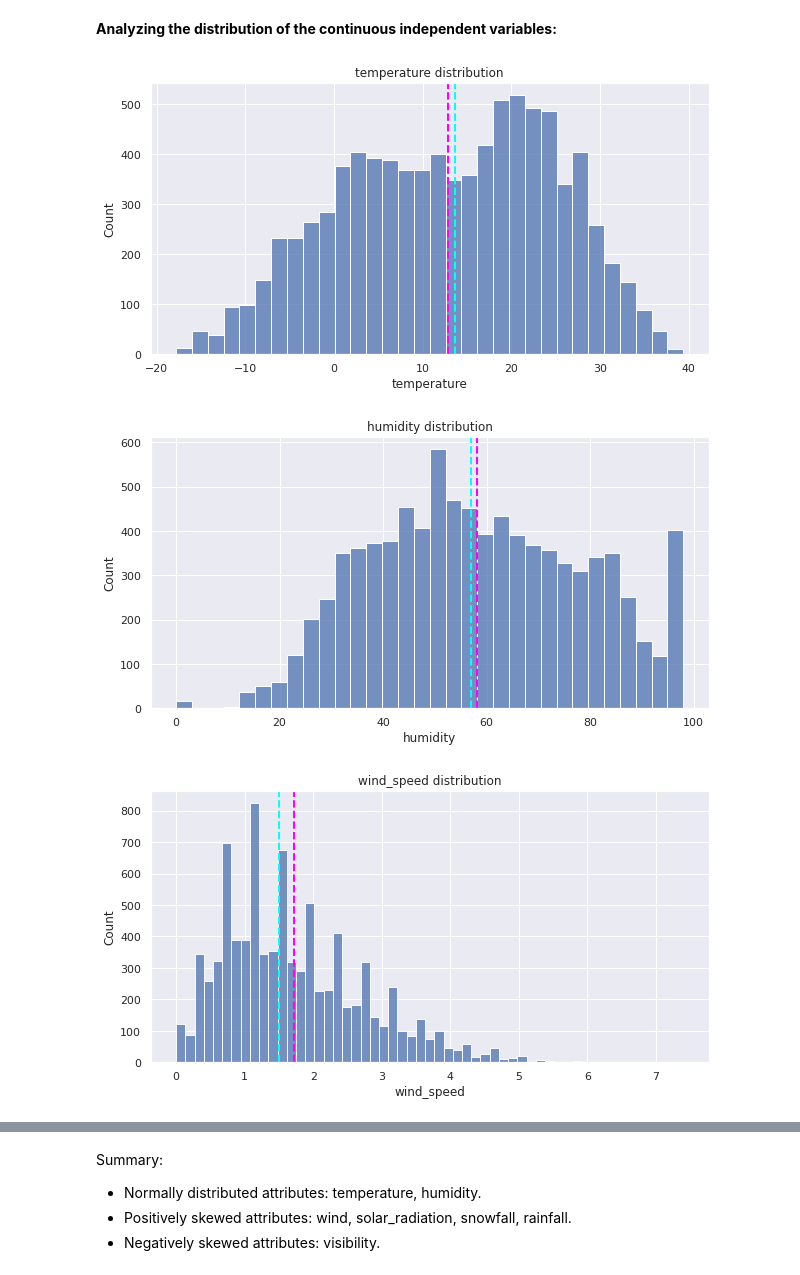
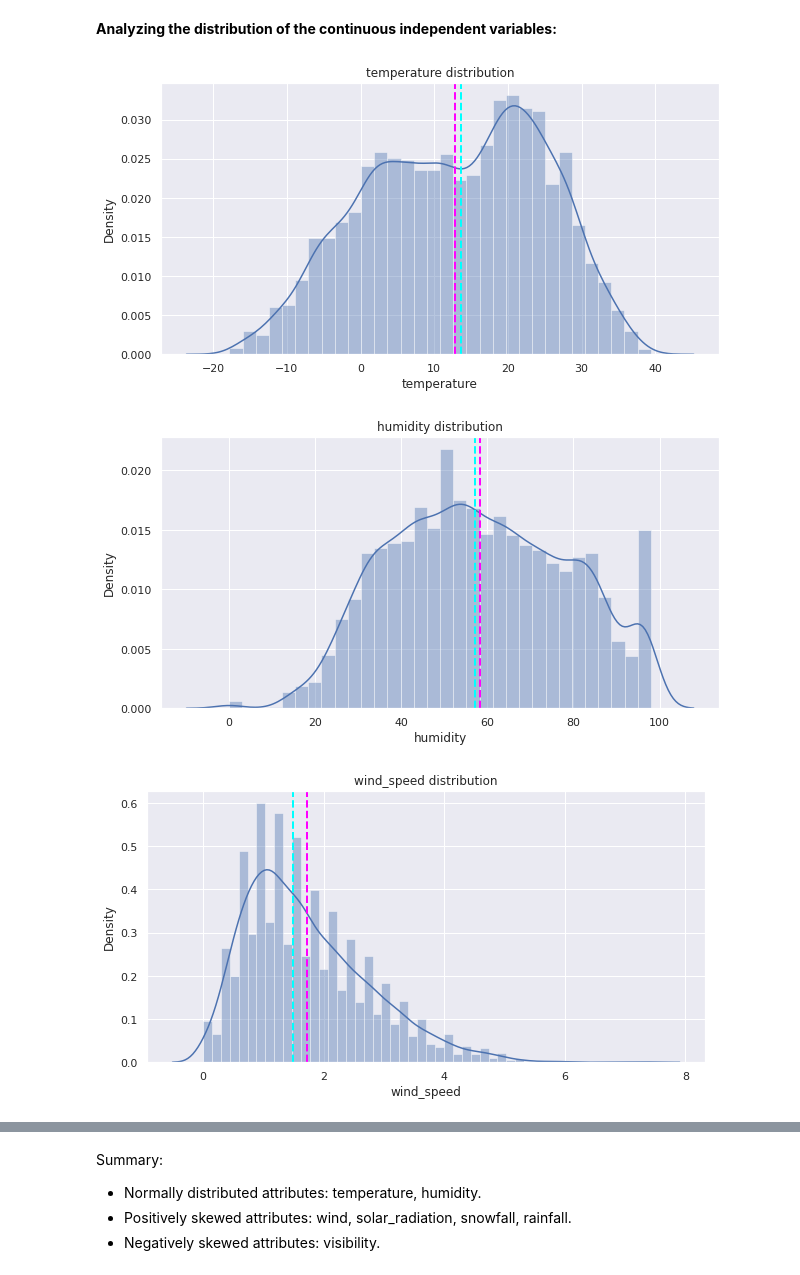
Before and after one commit to shaloy-lewis/bike_sharing_demand_prediction, a Jupyter notebook: Bike_Sharing_Demand_Prediction_Shaloy_lewis.ipynb, the cells around one changed output, grey strips where cells are left out. Saved outputs shown, nothing was run; the diff lists cells and outputs as text; code cells hidden in the pictures.

```diff
--- a/Bike_Sharing_Demand_Prediction_Shaloy_lewis.ipynb
+++ b/Bike_Sharing_Demand_Prediction_Shaloy_lewis.ipynb
@@ -243,12 +246,12 @@ continuous_var = ['temperature', 'humidity', 'wind_speed', 'visibility', 'solar_
 # %%
 for col in continuous_var:
   plt.figure(figsize=(10,5))
-  sns.histplot(df[col])
+  sns.distplot(df[col])
   plt.axvline(df[col].mean(), color='magenta', linestyle='dashed', linewidth=2)
   plt.axvline(df[col].median(), color='cyan', linestyle='dashed', linewidth=2)
   plt.title(col+' distribution')
   plt.show()
 # %% [output]
-[figure, old version]
+[figure, new version]
-[figure, old version]
+[figure, new version]
-[figure, old version]
+[figure, new version]
```
Also changed, not shown: parts of 63 cells of this notebook.
